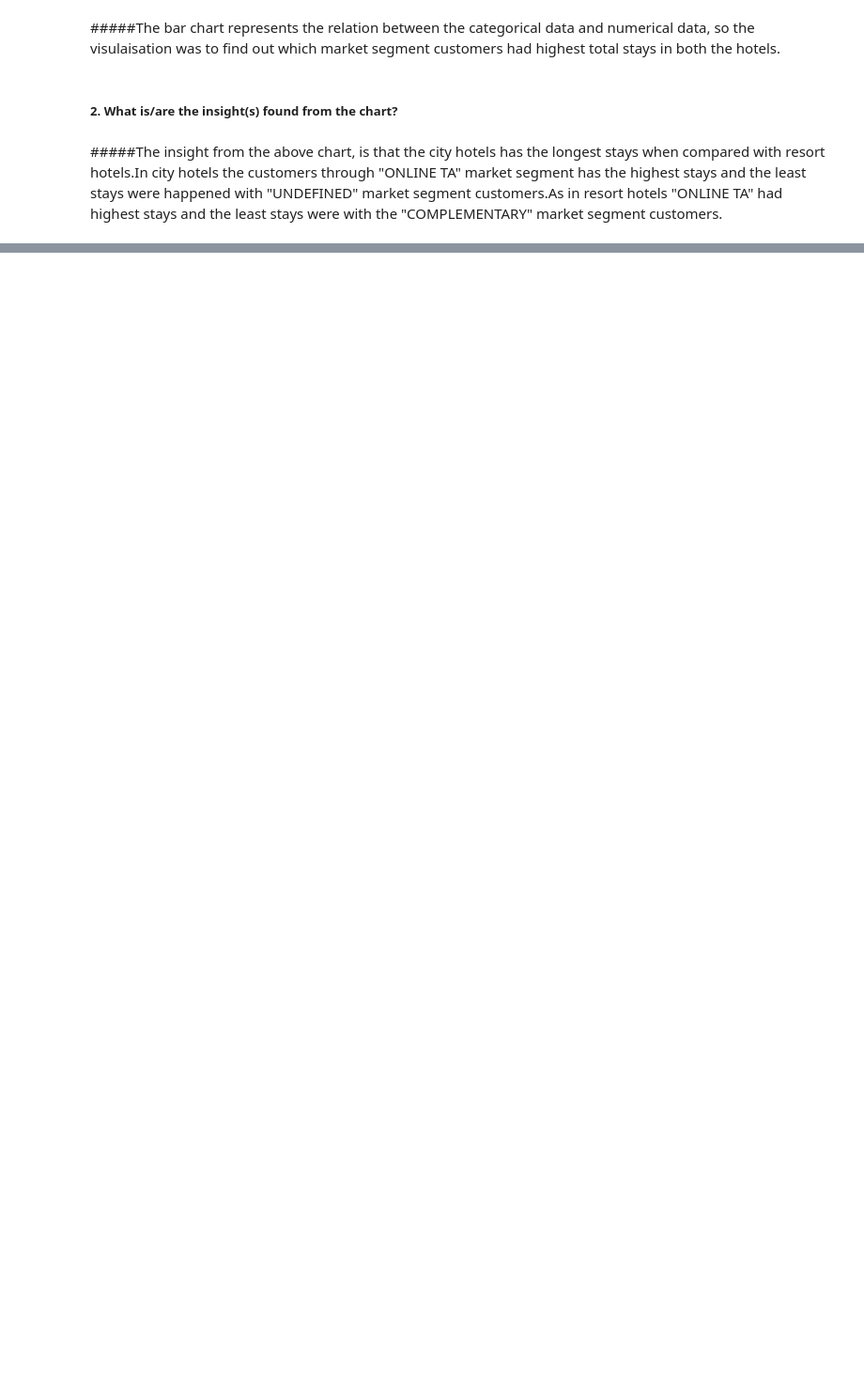
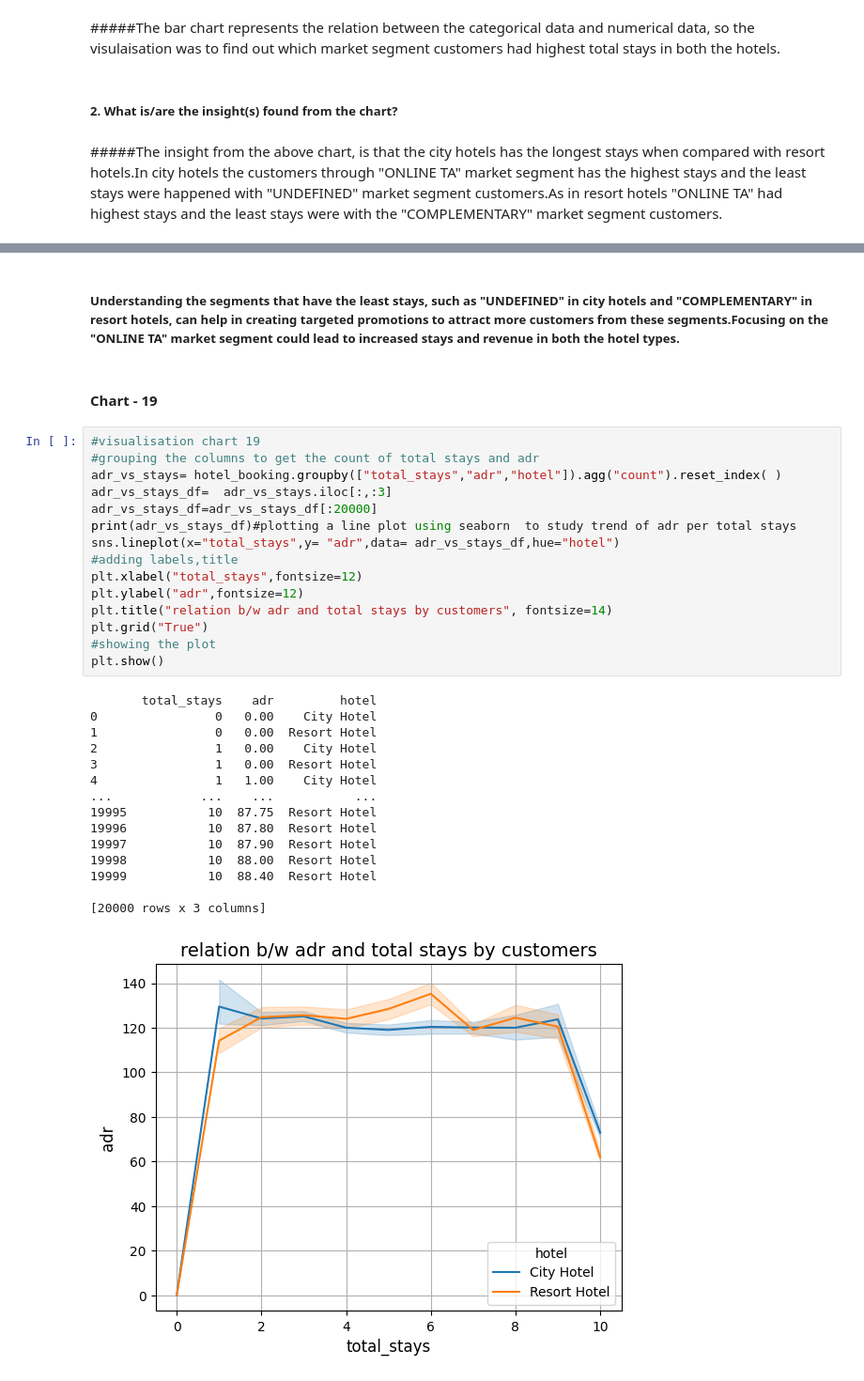
Before and after one commit to jyothika2809/CITY-AND-RESORT-HOTEL-EDA-AND-DASHBOARD, a Jupyter notebook: EDA_hotel_booking_analysis.ipynb, the cells around one changed output, grey strips where cells are left out. Shown at 94% size. Cells and saved outputs as stored; diff of their text form; blank space fills up the shorter version.

```diff
--- a/EDA_hotel_booking_analysis.ipynb
+++ b/EDA_hotel_booking_analysis.ipynb
@@ -1034,0 +1037,35 @@ Resort Hotel           6616.0    16624.0        NaN
+# %% [markdown]
+ ##### Understanding the segments that have the least stays, such as "UNDEFINED" in city hotels and "COMPLEMENTARY" in resort hotels, can help in creating targeted promotions to attract more customers from these segments.Focusing on the "ONLINE TA" market segment could lead to increased stays and revenue in both the hotel types.
+# %% [markdown]
+#### Chart - 19
+# %%
+#visualisation chart 19
+#grouping the columns to get the count of total stays and adr
+adr_vs_stays= hotel_booking.groupby(["total_stays","adr","hotel"]).agg("count").reset_index( )
+adr_vs_stays_df=  adr_vs_stays.iloc[:,:3]
+adr_vs_stays_df=adr_vs_stays_df[:20000]
+print(adr_vs_stays_df)#plotting a line plot using seaborn  to study trend of adr per total stays
+sns.lineplot(x="total_stays",y= "adr",data= adr_vs_stays_df,hue="hotel")
+#adding labels,title
+plt.xlabel("total_stays",fontsize=12)
+plt.ylabel("adr",fontsize=12)
+plt.title("relation b/w adr and total stays by customers", fontsize=14)
+plt.grid("True")
+#showing the plot
+plt.show()
+# %% [output]
+       total_stays    adr         hotel
+0                0   0.00    City Hotel
+1                0   0.00  Resort Hotel
+2                1   0.00    City Hotel
+3                1   0.00  Resort Hotel
+4                1   1.00    City Hotel
+...            ...    ...           ...
+19995           10  87.75  Resort Hotel
+19996           10  87.80  Resort Hotel
+19997           10  87.90  Resort Hotel
+19998           10  88.00  Resort Hotel
+19999           10  88.40  Resort Hotel
+
+[20000 rows x 3 columns]
+[figure, added]
```
Also changed, not shown: parts of 12 cells of this notebook.
